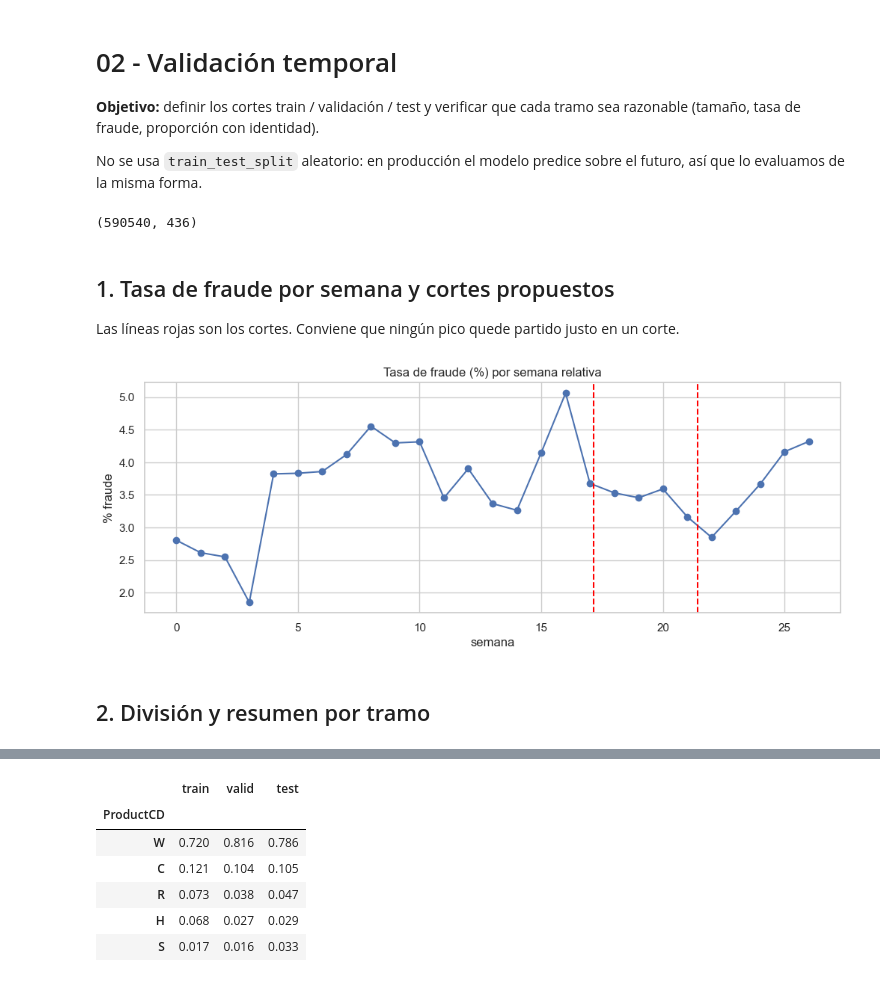
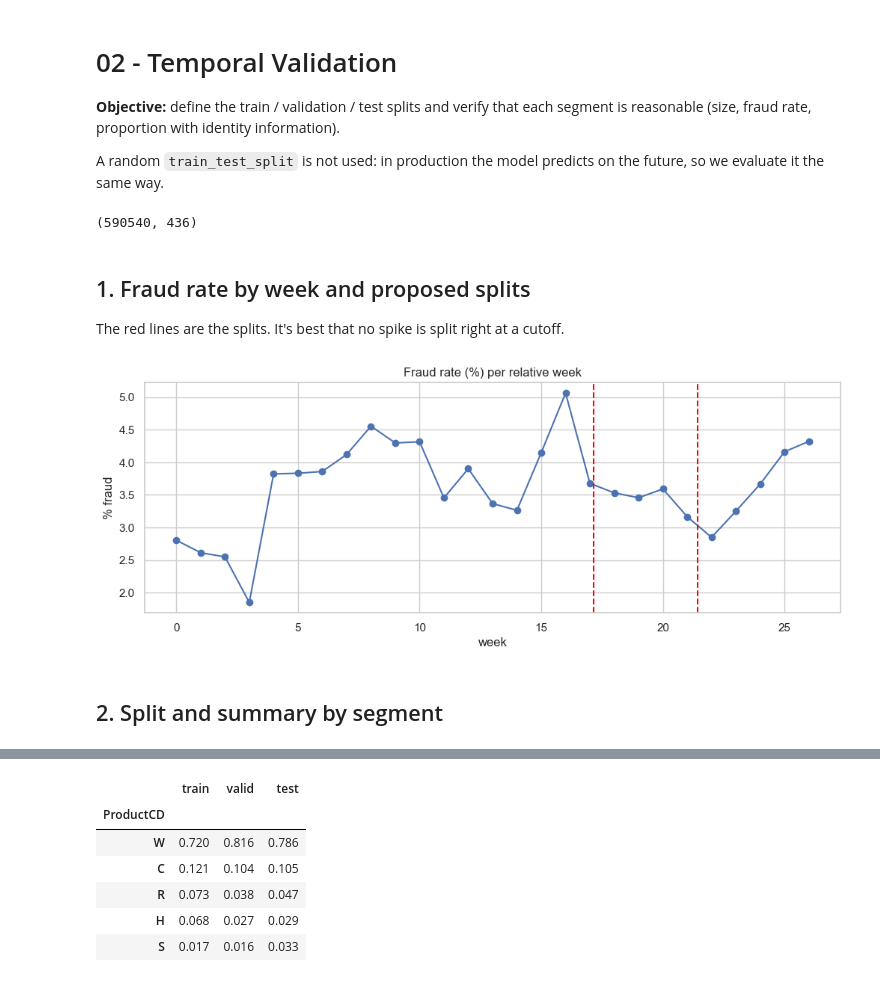
Before and after one commit to CarlosAdolfoPeralta/project_fraud_detection_ieee, a Jupyter notebook: notebooks/02_temporal_validation.ipynb, the cells around one changed output, grey strips where cells are left out. Drawn from its saved outputs; the diff is of its cells as text; code cells hidden in the pictures.

```diff
--- a/notebooks/02_temporal_validation.ipynb
+++ b/notebooks/02_temporal_validation.ipynb
@@ -1,9 +1,9 @@
 # %% [markdown]
-# 02 - Validación temporal
+# 02 - Temporal Validation
 
-**Objetivo:** definir los cortes train / validación / test y verificar que cada tramo sea razonable (tamaño, tasa de fraude, proporción con identidad).
+**Objective:** define the train / validation / test splits and verify that each segment is reasonable (size, fraud rate, proportion with identity information).
 
-No se usa `train_test_split` aleatorio: en producción el modelo predice sobre el futuro, así que lo evaluamos de la misma forma.
+A random `train_test_split` is not used: in production the model predicts on the future, so we evaluate it the same way.
 # %%
 import sys
 sys.path.append("..")
@@ -20,23 +20,23 @@ df.shape
 # %% [output]
 (590540, 436)
 # %% [markdown]
-## 1. Tasa de fraude por semana y cortes propuestos
-Las líneas rojas son los cortes. Conviene que ningún pico quede partido justo en un corte.
+## 1. Fraud rate by week and proposed splits
+The red lines are the splits. It's best that no spike is split right at a cutoff.
 # %%
 df["week"] = df["day"] // 7
 weekly = df.groupby("week")["isFraud"].mean() * 100
 
 fig, ax = plt.subplots(figsize=(12, 4))
 weekly.plot(ax=ax, marker="o")
 for cut in (TRAIN_END_DAY, VALID_END_DAY):
     ax.axvline(cut / 7, color="red", linestyle="--")
-ax.set_title("Tasa de fraude (%) por semana relativa")
-ax.set_xlabel("semana"); ax.set_ylabel("% fraude")
+ax.set_title("Fraud rate (%) per relative week")
+ax.set_xlabel("week"); ax.set_ylabel("% fraud")
 plt.show()
 # %% [output]
-[figure, old version]
+[figure, new version]
 # %% [markdown]
-## 2. División y resumen por tramo
+## 2. Split and summary by segment
 # %%
 train, valid, test = temporal_split(df)
 summarize_splits(train=train, valid=valid, test=test)
```
Also changed, not shown: parts of 3 cells of this notebook, 11 other files.
